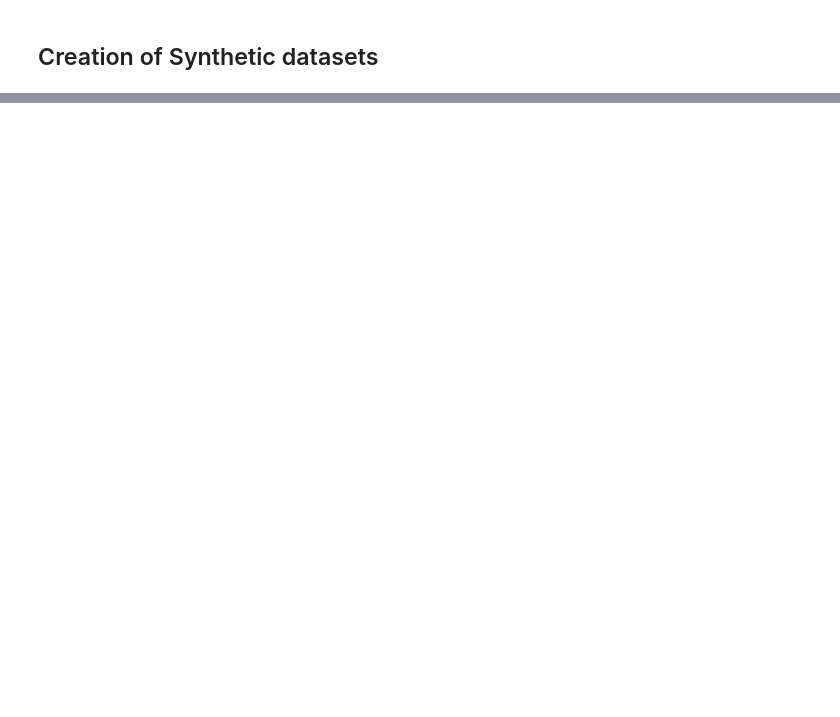
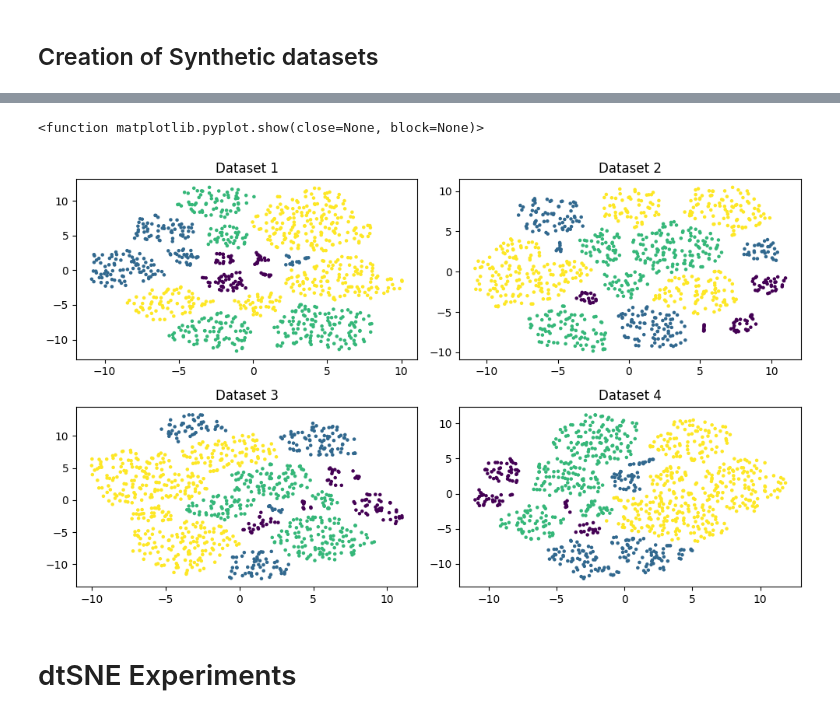
Before and after one commit to Recap-Minutes-of-Meetings/tsne, a Jupyter notebook: experiments.ipynb, the cells around one changed output, grey strips where cells are left out. Saved outputs shown, nothing was run; the diff lists cells and outputs as text; code cells hidden in the pictures; blank space fills up the shorter version.

```diff
--- a/experiments.ipynb
+++ b/experiments.ipynb
@@ -38,0 +44,39 @@ plt.show()
+# %%
+def get_distance_matrix(array):
+    X = np.zeros((array.shape[0], array.shape[0]))
+    for i in range(array.shape[0]):
+        for j in range(array.shape[0]):
+            X[i][j] = np.sqrt(np.sum((array[i] - array[j]) ** 2))
+    return X
+# %%
+def run_experiment_jedi(X, y, perplexity=30.0, early_exaggeration=12.0, learning_rate="auto",
+                    n_iter=1000, n_iter_without_progress=300, min_grad_norm=1e-7,
+                    alpha=0.5, beta=0.5, verbose=0, random_state=None):
+
+    P_prior = squareform(get_distance_matrix(X[:, :8]))
+    X = get_distance_matrix(X)
+    model = JEDI(perplexity=perplexity, early_exaggeration=early_exaggeration,
+                 learning_rate=learning_rate, n_iter=n_iter,
+                 n_iter_without_progress=n_iter_without_progress,
+                 min_grad_norm=min_grad_norm, alpha=alpha, beta=beta, verbose=verbose,
+                 random_state=random_state)
+
+    embedding = model.fit_transform(X, P_prior)
+
+    return embedding, y
+# %%
+fig, axs = plt.subplots(2, 2, figsize=(10, 6))
+for i, (X, y) in enumerate([(X_1, y_1), (X_2, y_2), (X_3, y_3), (X_4, y_4)]):
+    embedding, y = run_experiment_jedi(X, y)
+    row = i // 2
+    col = i % 2
+    axs[row, col].scatter(embedding[:, 0], embedding[:, 1], c=y, s=5)
+    axs[row, col].set_title(f"Dataset {i+1}")
+
+plt.tight_layout()
+plt.show
+# %% [output]
+<function matplotlib.pyplot.show(close=None, block=None)>
+[figure, added]
+# %% [markdown]
+# dtSNE Experiments
```
Also changed, not shown: parts of 5 cells of this notebook, 5 other files.
